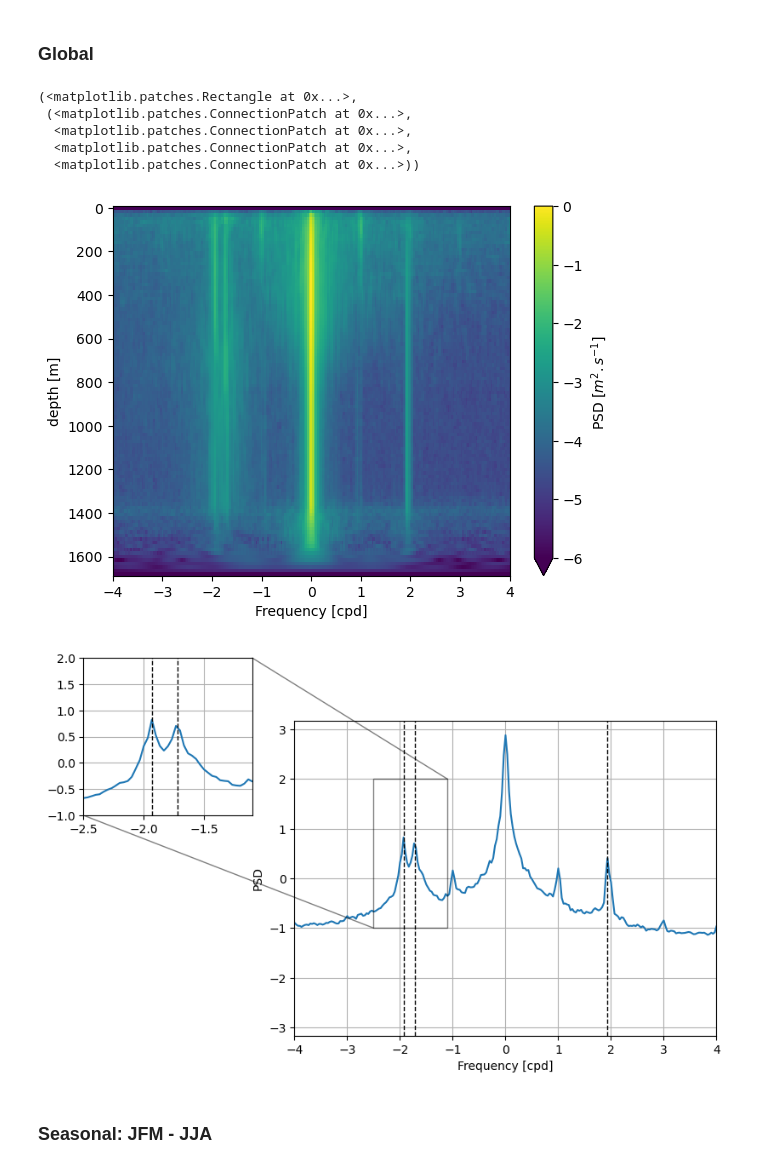
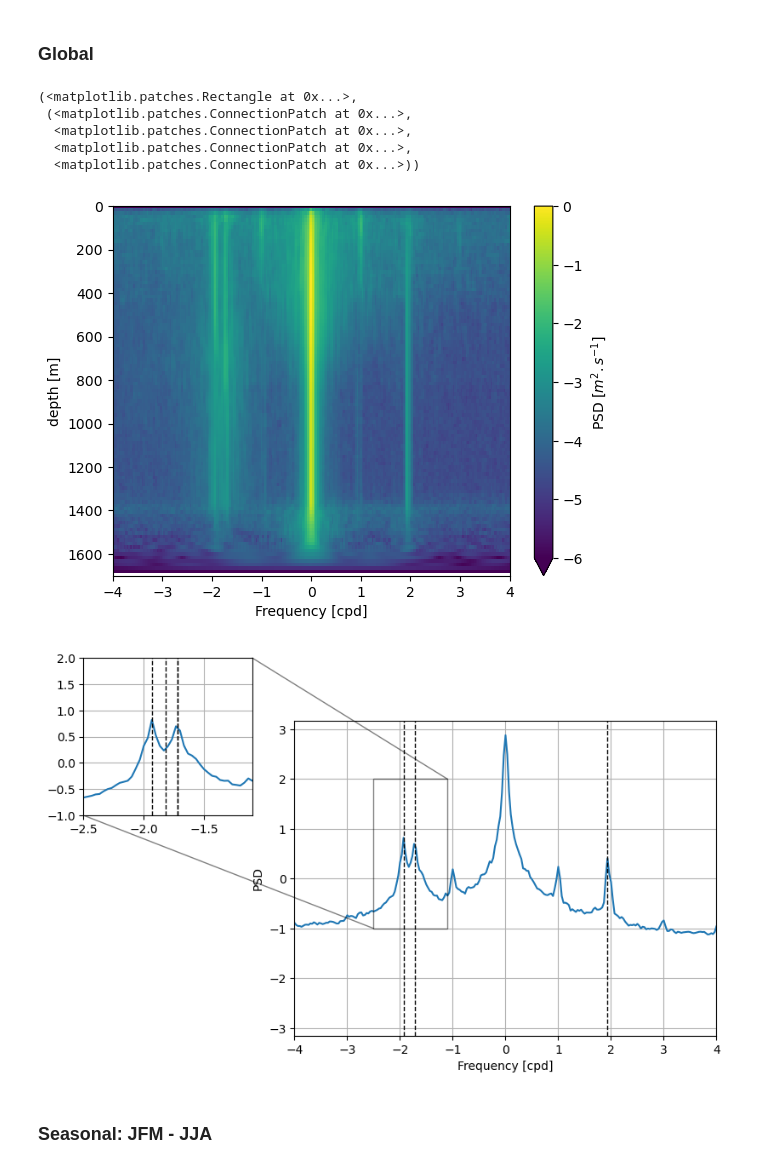
Before and after one commit to zcasparco/NIW, a Jupyter notebook: Data_overview/Rotary_spectra.ipynb, the cells around one changed output. Saved outputs shown, nothing was run; the diff lists cells and outputs as text; code cells hidden in the pictures.

```diff
--- a/Data_overview/Rotary_spectra.ipynb
+++ b/Data_overview/Rotary_spectra.ipynb
@@ -9,9 +9,12 @@ import mplniw.utils as ut
 # %%
 conf = niskine.io.load_config()
 lon, lat, bottom_depth = niskine.io.mooring_location(mooring=1)
-root_dir = '/Users/zcasparcohen/codes/NIW/'
+root_dir = '/Users/zcasparcohen/codes/NIW/data/'
 # %%
 mooring=1
-wind_work = xr.open_dataset(root_dir+'data/wind_work/ni_wind_work_niskine_m1.nc')
-gridded = xr.open_dataset(root_dir+'data/gridded/M%s_gridded_simple_merge_gaps_filled.nc'%mooring)
-filtered = xr.open_dataset('/Users/zcasparcohen/Documents/NISKINE/data/filtered_convolve.nc')
+wind_work = xr.open_dataset(root_dir+'wind_work/ni_wind_work_niskine_m1.nc')
+#gridded = xr.open_dataset(root_dir+'data/gridded/M%s_gridded_simple_merge_gaps_filled.nc'%mooring)
+#filtered = xr.open_dataset('/Users/zcasparcohen/Documents/NISKINE/data/filtered_convolve.nc')
+
+gridded = xr.open_dataset(root_dir+'M%s_linear_merge_slinearfill.nc'%mooring)
+#filtered = xr.open_dataset(root_dir+'gridded/M%s_bpfiltered.nc'%mooring)
@@ -25,0 +21,15 @@ ds_filt['bpv_wkb'] = ds_filt['bpv']*wkb
+# %%
+if False:
+    ds_filtered = sp.ni_bandpass_adcp(gridded)
+    ds_filt,wkb = sp.calc_ni_eke(ds_filtered)
+    ds_filt['ke'] = 0.5*(ds_filt.u**2+ds_filt.v**2)
+    ds_filt['eke'] = 0.5*((ds_filt.u-ds_filt.u.mean())**2+(ds_filt.v-ds_filt.v.mean())**2)
+    ds_filt['bpu_wkb'] = ds_filt['bpu']*wkb
+    ds_filt['bpv_wkb'] = ds_filt['bpv']*wkb
+    ds_filt['wkb'] = wkb
+    ds_filt.ni_eke.attrs.update({'long_name':'Kinetic energy', 'units':r'$m^2.s^{-2}$'})
+    ds_filt.bpu_wkb.attrs.update({'long_name':'Zonal velocity', 'units':r'$m.s^{-1}$'})
+    ds_filt.bpv_wkb.attrs.update({'long_name':'Meridional velocity', 'units':r'$m.s^{-1}$'})
+    ds_filt.to_netcdf(root_dir+'data/M%s_bpfiltered.nc'%mooring)
+if True:
+    ds_filt = xr.open_dataset(root_dir+'M%s_bpfiltered.nc'%mooring)
@@ -36,33 +65,34 @@ f,E = sp.wrap_spectra(ds_filt,'UV',Nb=Nb,**{'return_onesided':True})
 # %%
 # Power spectra depending on depth
 fig,ax = plt.subplots()
-np.log10(E).plot(ax=ax,yincrease=False,xlim=(-4,4),vmax=0,vmin=-6)
+np.log10(E).plot(ax=ax,yincrease=False,xlim=(-4,4),ylim=(1700,0),vmax=0,vmin=-6)
 
 # Integrated rotary spectra
 fig,ax = plt.subplots()
 np.log10(E.integrate(coord='z')).plot(ax=ax,xlim=(-4,4));
 ax.set_ylabel('PSD');
 for v in [-1.93,1.93,-fc]:
     ax.axvline(v,c='k',lw=1,ls='--')
 ax.grid();
 #fig,ax = plt.subplots()
 #np.log10(_E).plot(ax=ax,yincrease=False,xlim=(-4,4),vmax=0,vmin=-6)
 
 axins = ax.inset_axes([-0.5, 0.7, 0.4, 0.5])
 np.log10(E.integrate('z')).plot(ax=axins)
 axins.set_xlim((-2.5),(-1.1))
 axins.set_ylim((-1),(2))
 axins.set_ylabel('');axins.set_xlabel('');axins.grid();
 axins.axvline(-1.93,c='k',ls='--',lw=1);axins.axvline(-fc,c='k',ls='--',lw=1);
+axins.axvline(-fc-0.1,c='k',ls='--',lw=1);axins.axvline(-fc,c='k',ls='--',lw=1);
 ax.indicate_inset_zoom(axins,edgecolor='black')
 # %% [output]
 (<matplotlib.patches.Rectangle at 0x...>,
  (<matplotlib.patches.ConnectionPatch at 0x...>,
   <matplotlib.patches.ConnectionPatch at 0x...>,
   <matplotlib.patches.ConnectionPatch at 0x...>,
   <matplotlib.patches.ConnectionPatch at 0x...>))
-[figure, old version]
+[figure, new version]
-[figure, old version]
+[figure, new version]
 # %% [markdown]
 ### Seasonal: JFM - JJA
 # %%
```
Also changed, not shown: parts of 7 cells of this notebook, 17 other files.
